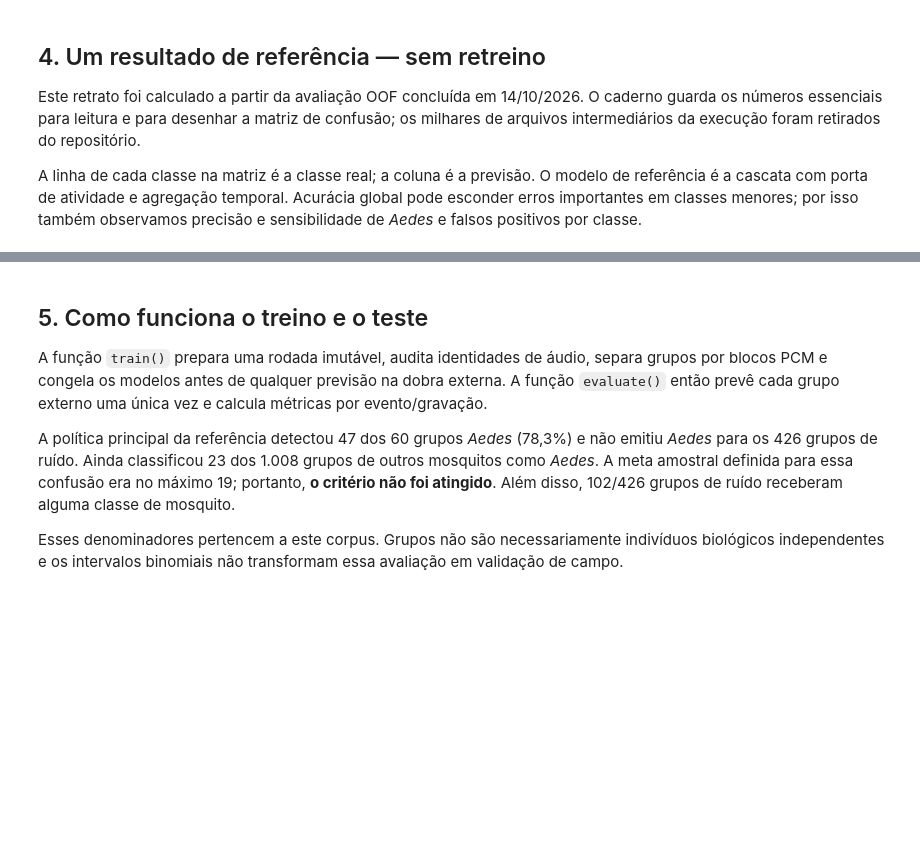
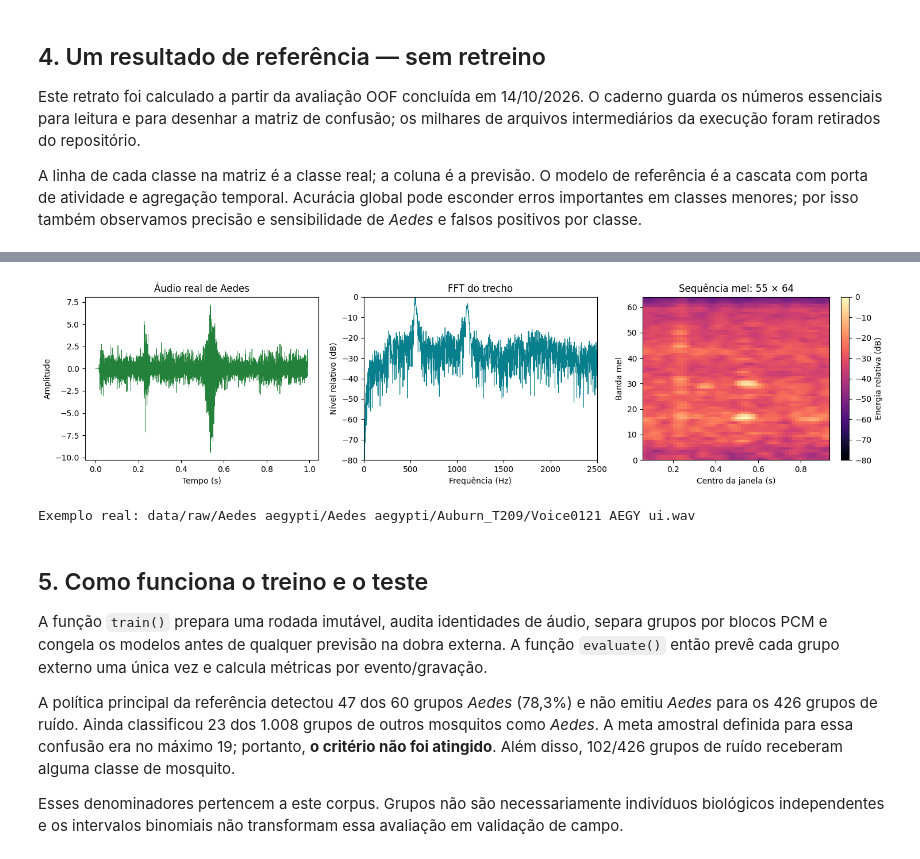
Before and after one commit to Lciarallo/mosquito-wingbeat, a Jupyter notebook: notebooks/detector_ternario_treinamento_teste_aplicacao.ipynb, the cells around one changed output, grey strips where cells are left out. Cells and saved outputs as stored; diff of their text form; code cells hidden in the pictures; blank space fills up the shorter version.

```diff
--- a/notebooks/detector_ternario_treinamento_teste_aplicacao.ipynb
+++ b/notebooks/detector_ternario_treinamento_teste_aplicacao.ipynb
@@ -165,3 +226,36 @@ plt.show()
+# %%
+wave_cache_path = ROOT / "data/cache/reliability_2026_10_01/long_8k.npy"
+if SEGMENTS.is_file() and wave_cache_path.is_file():
+    import torch
+    from train_ternary_lstm import frontend as neural_frontend
+    examples = manifest.loc[manifest.label.eq("Aedes aegypti") & manifest.domain.eq("dryad")
+                            & manifest.bucket.eq("long") & manifest.quality_ok.isin([True, "True", 1])]
+    example = examples.iloc[0]
+    cache = np.load(wave_cache_path, mmap_mode="r")
+    wave = np.array(cache[int(example.wave_index)], dtype="float32")
+    sample_rate = 8000
+    seconds = np.arange(len(wave)) / sample_rate
+    spectrum = np.abs(np.fft.rfft((wave - wave.mean()) * np.hanning(len(wave))))
+    spectrum_db = 20 * np.log10(np.maximum(spectrum / max(spectrum.max(), 1e-12), 1e-8))
+    with torch.inference_mode():
+        mel = neural_frontend()(torch.from_numpy(wave[None])).numpy()[0]
+    fig, axes = plt.subplots(1, 3, figsize=(15, 3.8))
+    axes[0].plot(seconds, wave, color="#24813b", linewidth=.6)
+    axes[0].set(title="Áudio real de Aedes", xlabel="Tempo (s)", ylabel="Amplitude")
+    axes[1].plot(np.fft.rfftfreq(len(wave), 1/sample_rate), spectrum_db, color="#087f8c", linewidth=.8)
+    axes[1].set(title="FFT do trecho", xlabel="Frequência (Hz)", ylabel="Nível relativo (dB)", xlim=(0, 2500), ylim=(-80, 0))
+    image = axes[2].imshow(mel.T, origin="lower", aspect="auto", cmap="magma",
+                           extent=[(512-64)/sample_rate, (512+128*(mel.shape[0]-1)+64)/sample_rate, 0, 64], vmin=-80, vmax=0)
+    axes[2].set(title="Sequência mel: 55 × 64", xlabel="Centro da janela (s)", ylabel="Banda mel")
+    fig.colorbar(image, ax=axes[2], label="Energia relativa (dB)")
+    plt.tight_layout()
+    plt.show()
+    print("Exemplo real:", example.path)
+else:
+    print("Cache de áudio ausente. As demais figuras usam as referências compactas versionadas.")
+# %% [output]
+[figure, added]
+Exemplo real: data/raw/Aedes aegypti/Aedes aegypti/Auburn_T209/Voice0121 AEGY ui.wav
 # %% [markdown]
 ## 5. Como funciona o treino e o teste
 
```
Also changed, not shown: parts of 27 cells of this notebook, 11 other files.
